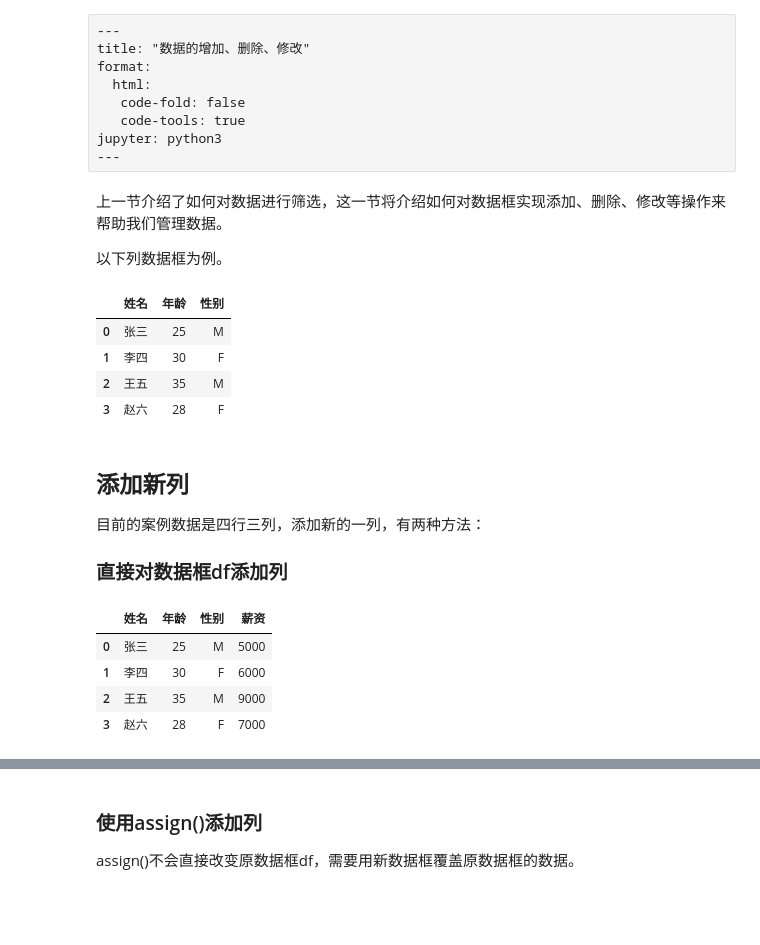
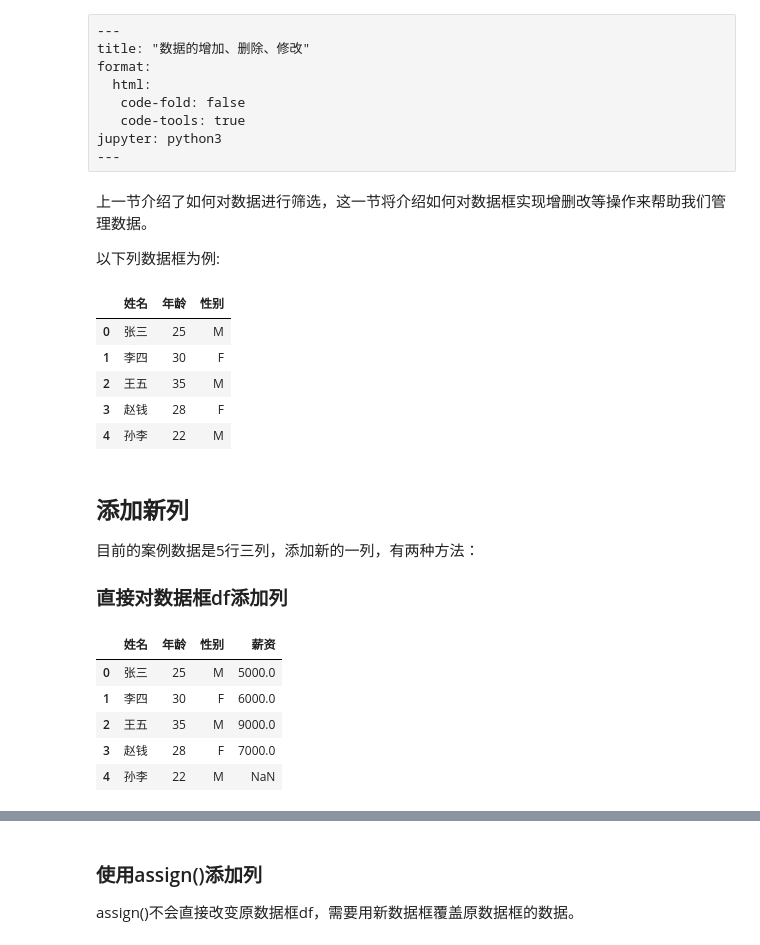
Before and after one commit to jackkkchen/python-book, a Jupyter notebook: 添加新列.ipynb, the cells around one changed output, grey strips where cells are left out. Cells and saved outputs as stored; diff of their text form; code cells hidden in the pictures; blank space fills up the shorter version.

```diff
--- a/添加新列.ipynb
+++ b/添加新列.ipynb
@@ -8,17 +8,17 @@ format:
 jupyter: python3
 ---
 # %% [markdown]
-上一节介绍了如何对数据进行筛选，这一节将介绍如何对数据框实现添加、删除、修改等操作来帮助我们管理数据。
+上一节介绍了如何对数据进行筛选，这一节将介绍如何对数据框实现增删改等操作来帮助我们管理数据。
 
-以下列数据框为例。
+以下列数据框为例:
 # %%
 import pandas as pd
 
 # 创建示例数据:
 # 姓名、年龄、性别为列名
-data = {'姓名': ['张三', '李四', '王五', '赵六'],
-        '年龄': [25, 30, 35, 28],
-        '性别': ['M', 'F', 'M', 'F']}
+data = {'姓名': ['张三', '李四', '王五', '赵钱', '孙李'],
+        '年龄': [25, 30, 35, 28, 22],
+        '性别': ['M', 'F', 'M', 'F', 'M']}
 
 df = pd.DataFrame(data)
 df
@@ -27,22 +27,25 @@ df
 | 0 | 张三 | 25 | M |
 | 1 | 李四 | 30 | F |
 | 2 | 王五 | 35 | M |
-| 3 | 赵六 | 28 | F |
+| 3 | 赵钱 | 28 | F |
+| 4 | 孙李 | 22 | M |
 # %% [markdown]
 ## 添加新列
 
-目前的案例数据是四行三列，添加新的一列，有两种方法：
+目前的案例数据是5行三列，添加新的一列，有两种方法：
 
 ### 直接对数据框df添加列
 # %%
-df['薪资'] = [5000, 6000, 9000, 7000]  # 有缺失值用一对不包含任何内容的引号代替
+import numpy as np
+df['薪资'] = [5000, 6000, 9000, 7000, np.nan]  # 缺失值可以用一对不包含任何内容的引号代替
 df
 # %% [output]
 |  | 姓名 | 年龄 | 性别 | 薪资 |
-| 0 | 张三 | 25 | M | 5000 |
-| 1 | 李四 | 30 | F | 6000 |
-| 2 | 王五 | 35 | M | 9000 |
-| 3 | 赵六 | 28 | F | 7000 |
+| 0 | 张三 | 25 | M | 5000.0 |
+| 1 | 李四 | 30 | F | 6000.0 |
+| 2 | 王五 | 35 | M | 9000.0 |
+| 3 | 赵钱 | 28 | F | 7000.0 |
+| 4 | 孙李 | 22 | M | NaN |
 # %% [markdown]
 ::: {.callout-note}
 
```
Also changed, not shown: parts of 23 cells of this notebook, 1 other file.
